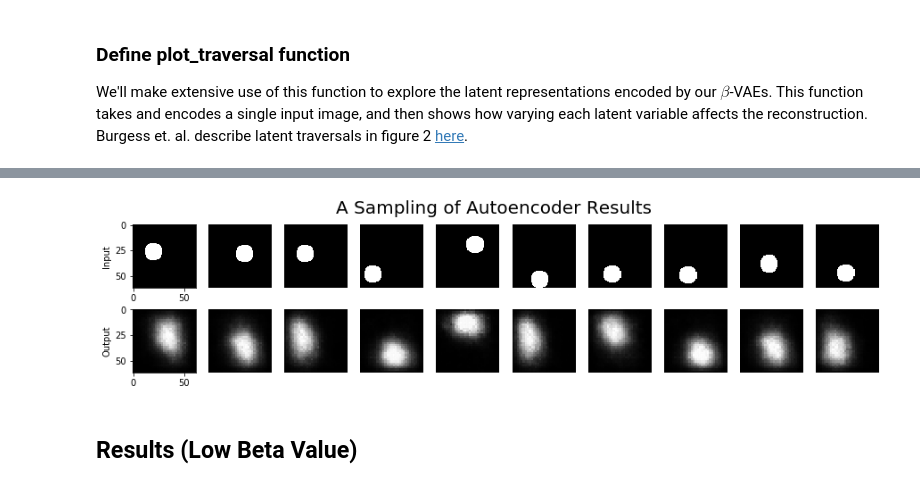
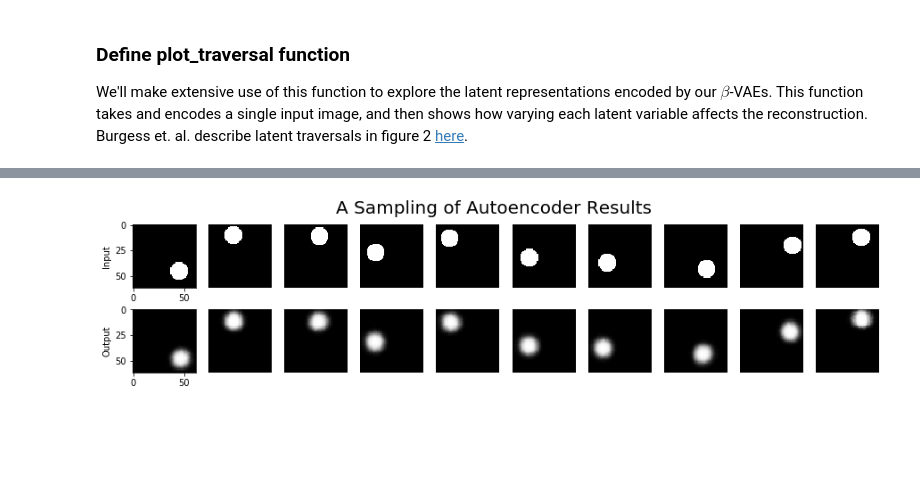
Before and after one commit to davidlmorton/disentangled, a Jupyter notebook: beta_variational_autoencoder_simple_dots.ipynb, the cells around one changed output, grey strips where cells are left out. Drawn from its saved outputs; the diff is of its cells as text; code cells hidden in the pictures; blank space fills up the shorter version.

```diff
--- a/beta_variational_autoencoder_simple_dots.ipynb
+++ b/beta_variational_autoencoder_simple_dots.ipynb
@@ -81,7 +85,7 @@ from sconce.data_feeds import ImageFeed
 from sconce.datasets import SimpleDots
 
 dataset = SimpleDots(image_size=(62, 62), circle_radius=8, num_images=3_000)
-training_feed = ImageFeed.from_dataset(dataset, batch_size=100, num_workers=0, shuffle=True)
+training_feed = ImageFeed.from_dataset(dataset, batch_size=200, num_workers=7, shuffle=True)
 # %%
 import torch
 from torch import optim
@@ -99,7 +103,7 @@ def get_trainer(conv_channels=[32, 32, 32], hidden_sizes=[256, 256], latent_size
         model.cuda()
         training_feed.cuda()
 
-    model.set_optimizer(optim.SGD, lr=1e-4, momentum=0.9, weight_decay=1e-4)
+    model.set_optimizer(optim.SGD, lr=1e-1, momentum=0.9, weight_decay=1e-4)
 
     trainer = AutoencoderTrainer(model=model,
         training_feed=training_feed,
@@ -141,7 +158,6 @@ plot_traversal(trainer)
 # %%
-trainer = get_trainer()
-trainer.model.set_schedule('learning_rate', 8e-2)
-trainer.model.set_schedule('beta', 0.20)
-trainer.train(num_epochs=100)
-plot_traversal(trainer)
+critical_beta_trainer = get_trainer()
+critical_beta_trainer.model.set_schedule('learning_rate', 1e-1)
+critical_beta_trainer.model.set_schedule('beta', 0.125)
+critical_beta_trainer.train(num_epochs=400)
 # %% [output]
@@ -150,6 +170,4 @@ plot_traversal(trainer)
 # %%
-trainer.plot_input_output_pairs();
+critical_beta_trainer.plot_input_output_pairs();
 # %% [output]
-[figure, old version]
+[figure, new version]
-# %% [markdown]
-## Results (Low Beta Value)
```
Also changed, not shown: parts of 25 cells of this notebook.
